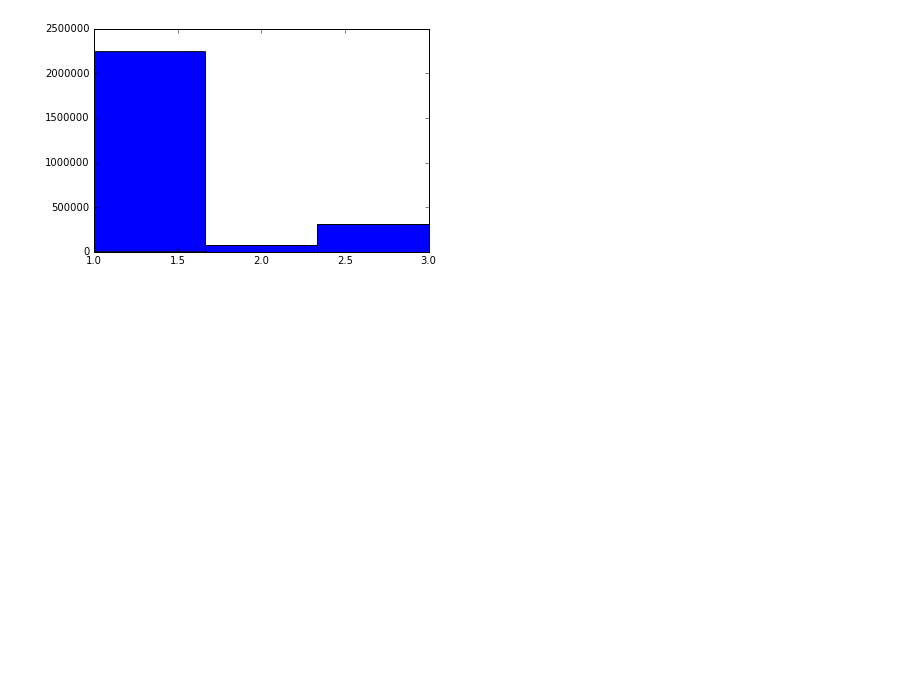
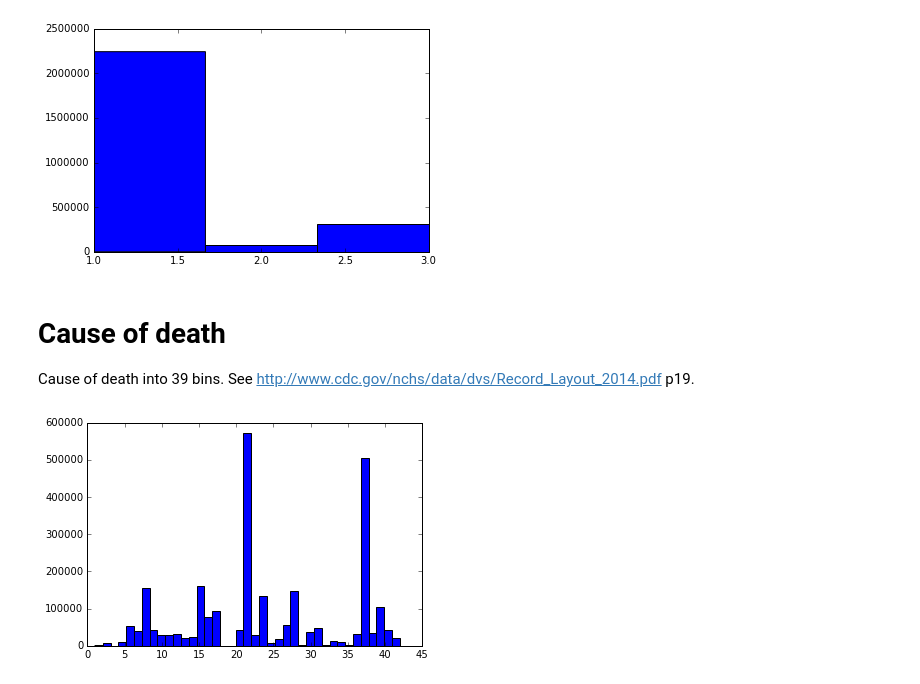
Before and after one commit to eugeniashurko/how-you-gonna-die, a Jupyter notebook: Data_preprocessing.ipynb, the cells around one changed output. Drawn from its saved outputs; the diff is of its cells as text; code cells hidden in the pictures; blank space fills up the shorter version.

Commit message:
Cause of death

```diff
--- a/Data_preprocessing.ipynb
+++ b/Data_preprocessing.ipynb
@@ -240,3 +240,12 @@ plt.hist(pd_data["RaceRecode3"].as_matrix(), bins = 3)
 plt.show()
 # %% [output]
 [figure]
+# %% [markdown]
+# Cause of death
+Cause of death into 39 bins.
+See http://www.cdc.gov/nchs/data/dvs/Record_Layout_2014.pdf p19.
+# %%
+plt.hist(pd_data["CauseRecode39"].as_matrix(), bins = 39)
+plt.show()
+# %% [output]
+[figure, added]
```
